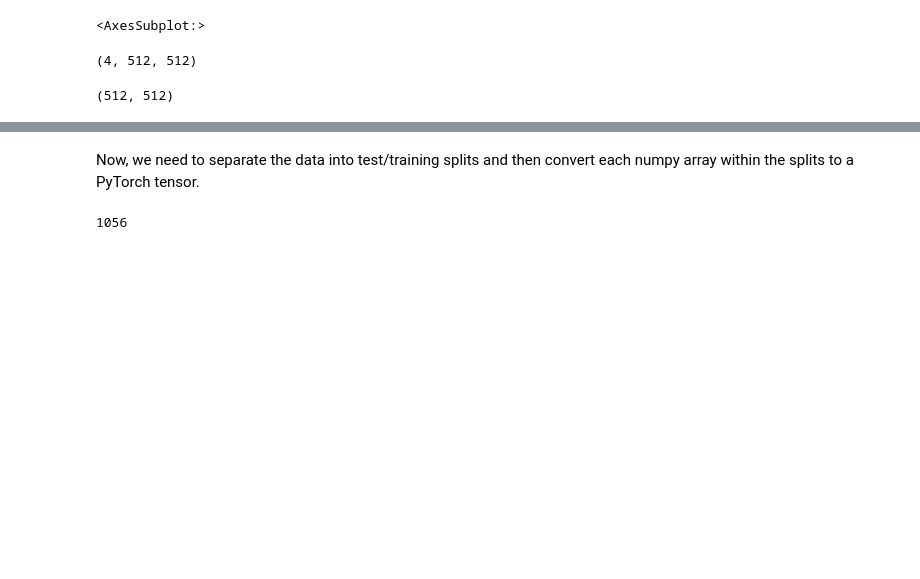
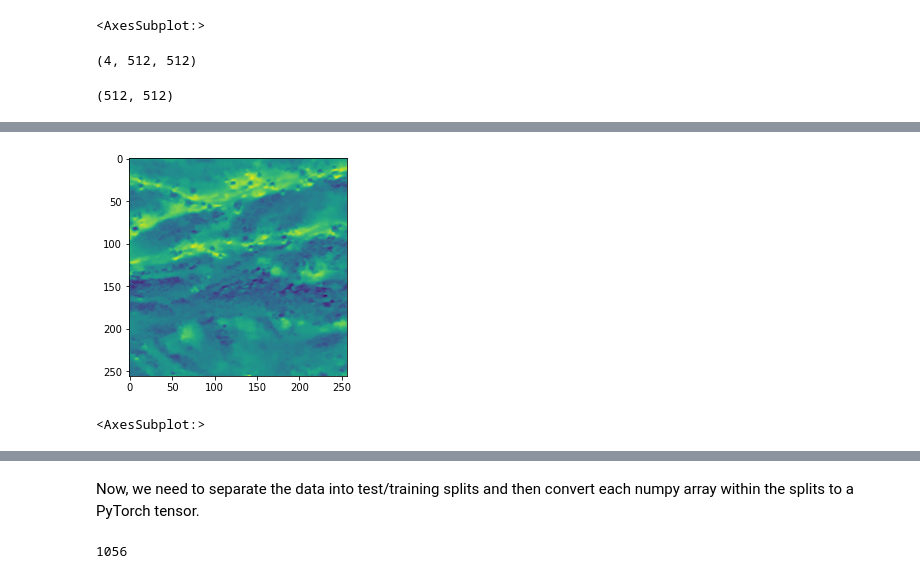
Before and after one commit to maxzvyagin/ephemeral_streams_code, a Jupyter notebook: brainstorming/pytorch_preprocessing_workflow.ipynb, the cells around one changed output, grey strips where cells are left out. Drawn from its saved outputs; the diff is of its cells as text; code cells hidden in the pictures; blank space fills up the shorter version.

```diff
--- a/brainstorming/pytorch_preprocessing_workflow.ipynb
+++ b/brainstorming/pytorch_preprocessing_workflow.ipynb
@@ -116,0 +168,5 @@ samples = get_windows(twelve_img, full_mask)
+# %%
+show(split(samples[275][0])[3][3])
+# %% [output]
+[figure, added]
+<AxesSubplot:>
```
Also changed, not shown: parts of 9 cells of this notebook, 2 other files.
